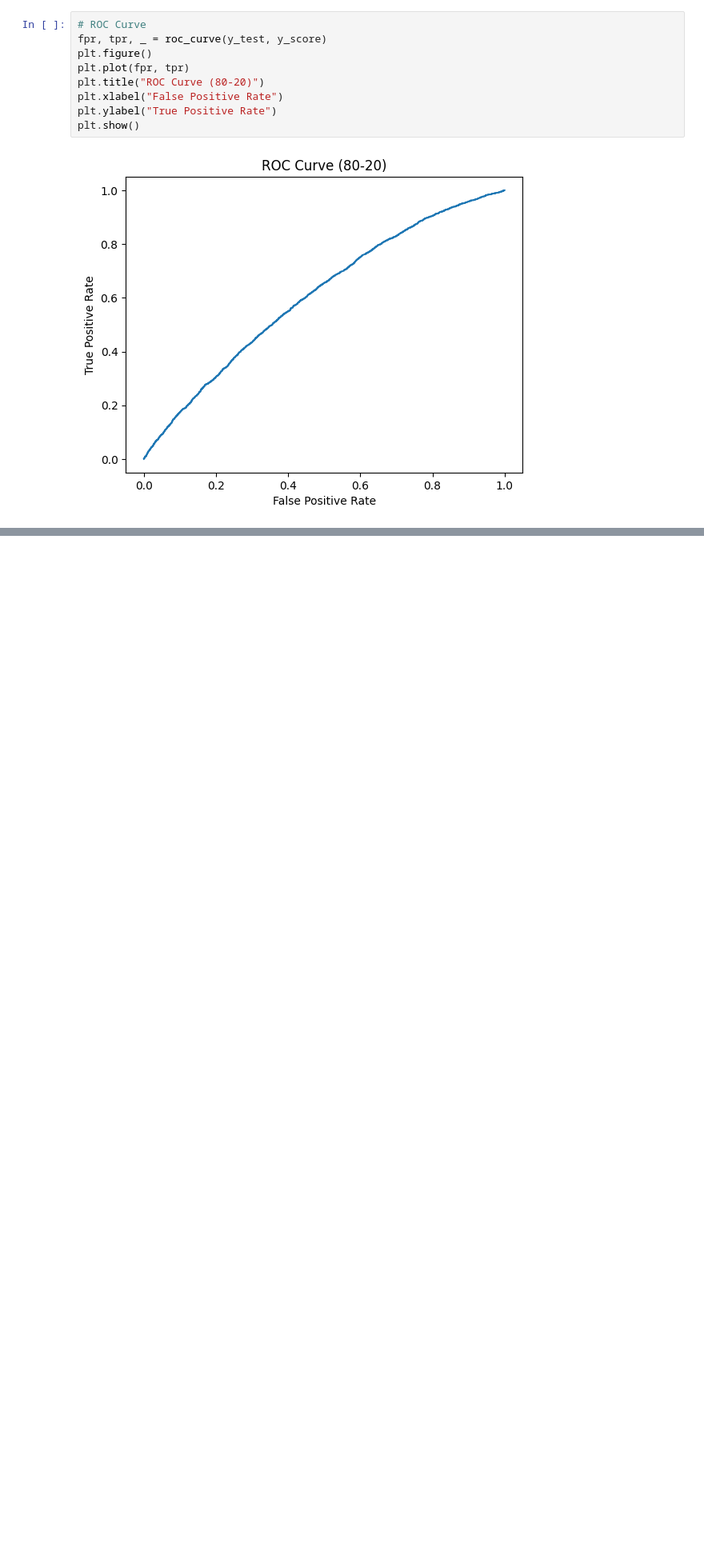
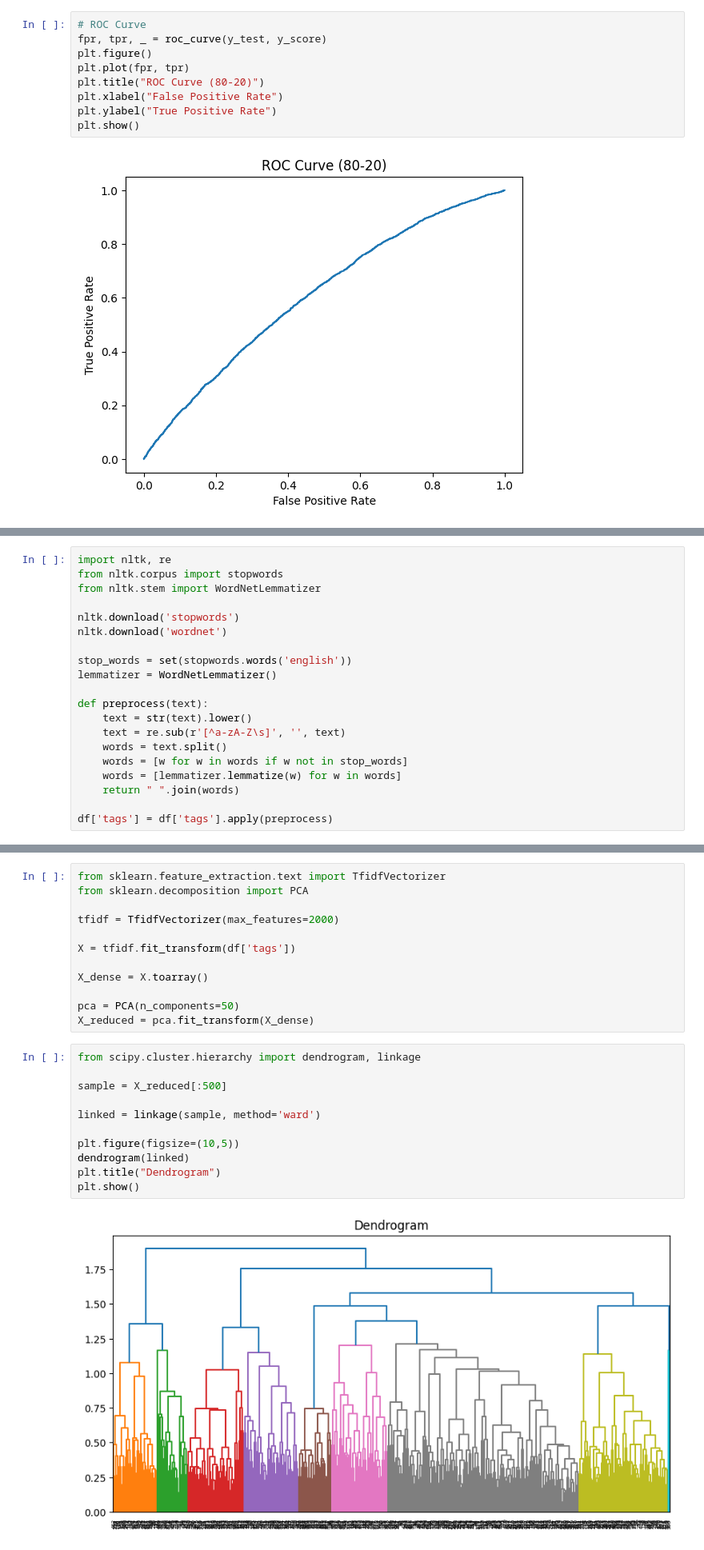
Before and after one commit to MehulShukla-git/Movie_Recommendation_System, a Jupyter notebook: DataPreprocessing.ipynb, the cells around one changed output, grey strips where cells are left out. Shown at 80% size. Saved outputs shown, nothing was run; the diff lists cells and outputs as text; blank space fills up the shorter version.

```diff
--- a/DataPreprocessing.ipynb
+++ b/DataPreprocessing.ipynb
@@ -1829,0 +1878,20 @@ plt.show()
+# %%
+import nltk, re
+from nltk.corpus import stopwords
+from nltk.stem import WordNetLemmatizer
+
+nltk.download('stopwords')
+nltk.download('wordnet')
+
+stop_words = set(stopwords.words('english'))
+lemmatizer = WordNetLemmatizer()
+
+def preprocess(text):
+    text = str(text).lower()
+    text = re.sub(r'[^a-zA-Z\s]', '', text)
+    words = text.split()
+    words = [w for w in words if w not in stop_words]
+    words = [lemmatizer.lemmatize(w) for w in words]
+    return " ".join(words)
+
+df['tags'] = df['tags'].apply(preprocess)
@@ -1829,0 +1902,25 @@ plt.show()
+# %%
+from sklearn.feature_extraction.text import TfidfVectorizer
+from sklearn.decomposition import PCA
+
+tfidf = TfidfVectorizer(max_features=2000)
+
+X = tfidf.fit_transform(df['tags'])
+
+X_dense = X.toarray()
+
+pca = PCA(n_components=50)
+X_reduced = pca.fit_transform(X_dense)
+# %%
+from scipy.cluster.hierarchy import dendrogram, linkage
+
+sample = X_reduced[:500]
+
+linked = linkage(sample, method='ward')
+
+plt.figure(figsize=(10,5))
+dendrogram(linked)
+plt.title("Dendrogram")
+plt.show()
+# %% [output]
+[figure, added]
```
Also changed, not shown: parts of 10 cells of this notebook.
